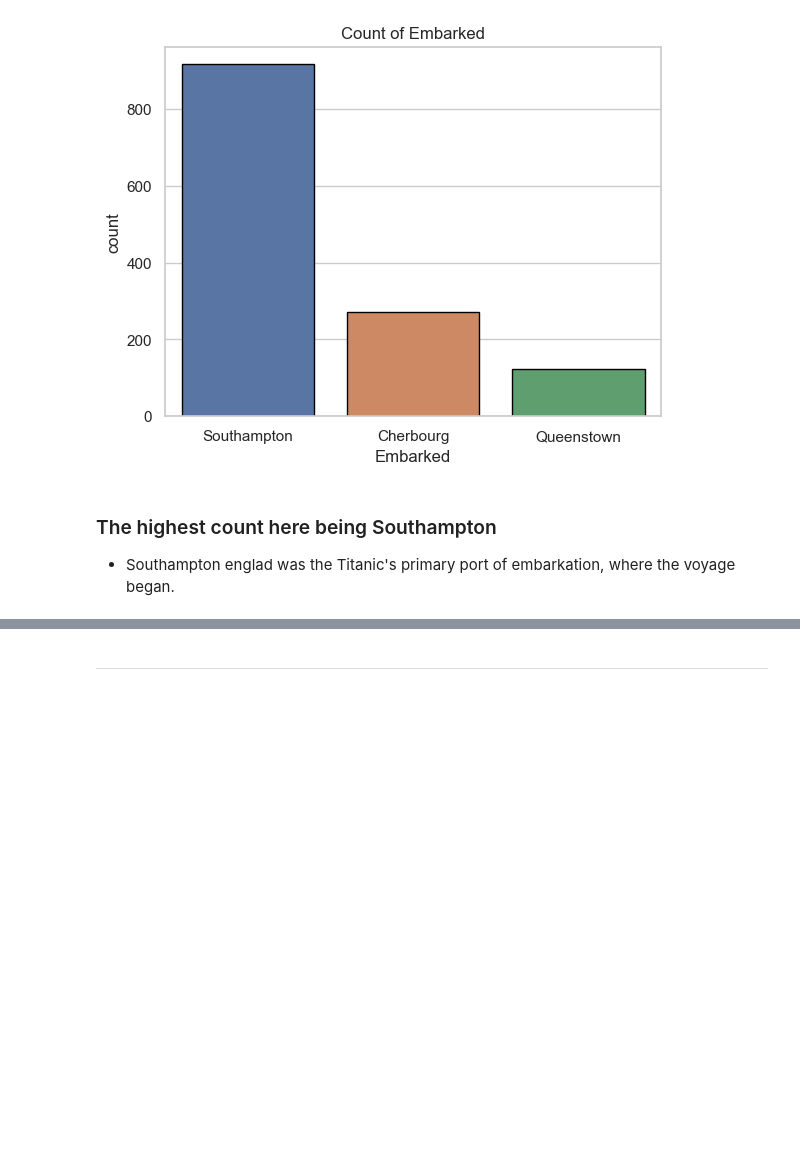
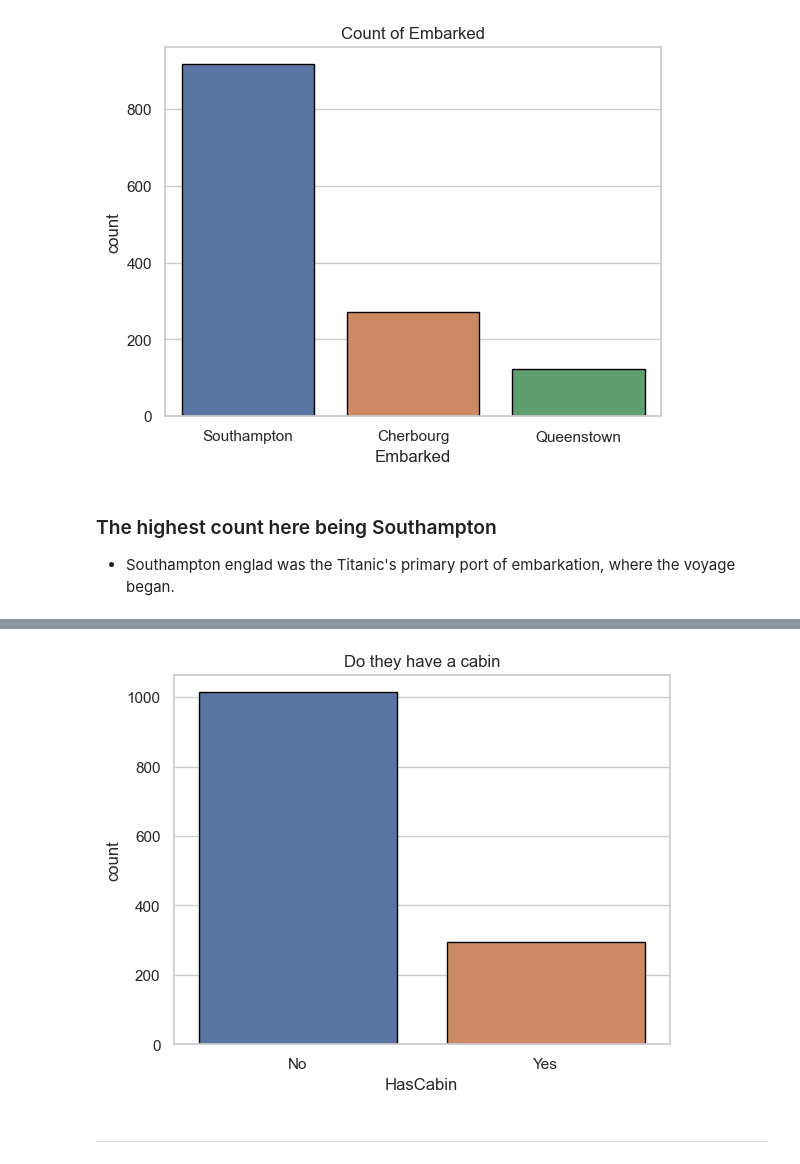
Before and after one commit to GClark89/Titanic, a Jupyter notebook: EDA.ipynb, the cells around one changed output, grey strips where cells are left out. Saved outputs shown, nothing was run; the diff lists cells and outputs as text; code cells hidden in the pictures; blank space fills up the shorter version.

```diff
--- a/EDA.ipynb
+++ b/EDA.ipynb
@@ -228,3 +234,10 @@ plt.show()
+# %%
+sns.countplot(df, x= "HasCabin", edgecolor= "Black", hue="HasCabin", legend=False)
+plt.xticks(ticks=[0, 1], labels=["No", "Yes"])
+plt.title("Do they have a cabin")
+plt.show()
+# %% [output]
+[figure, added]
 # %% [markdown]
 ---
 # %% [markdown]
```
Also changed, not shown: parts of 13 cells of this notebook.
